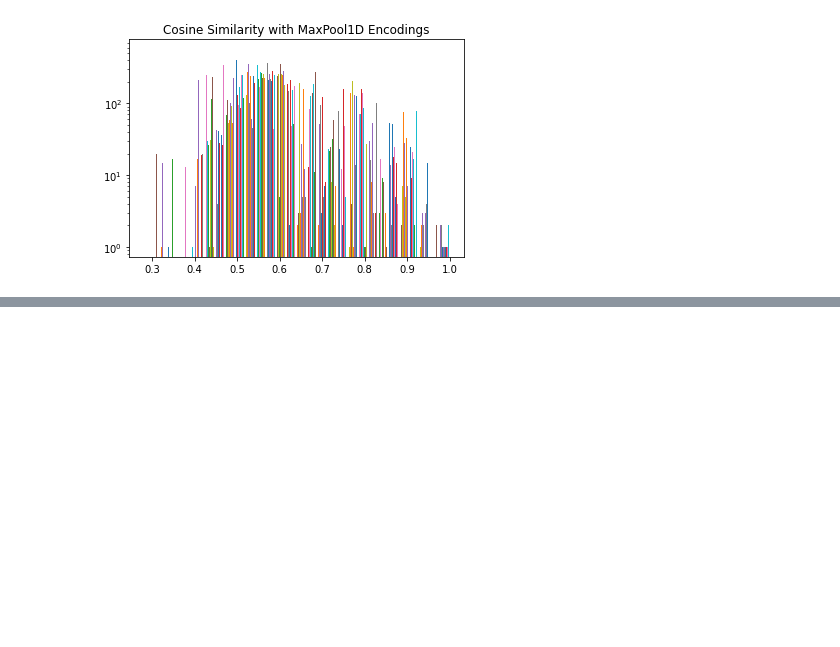
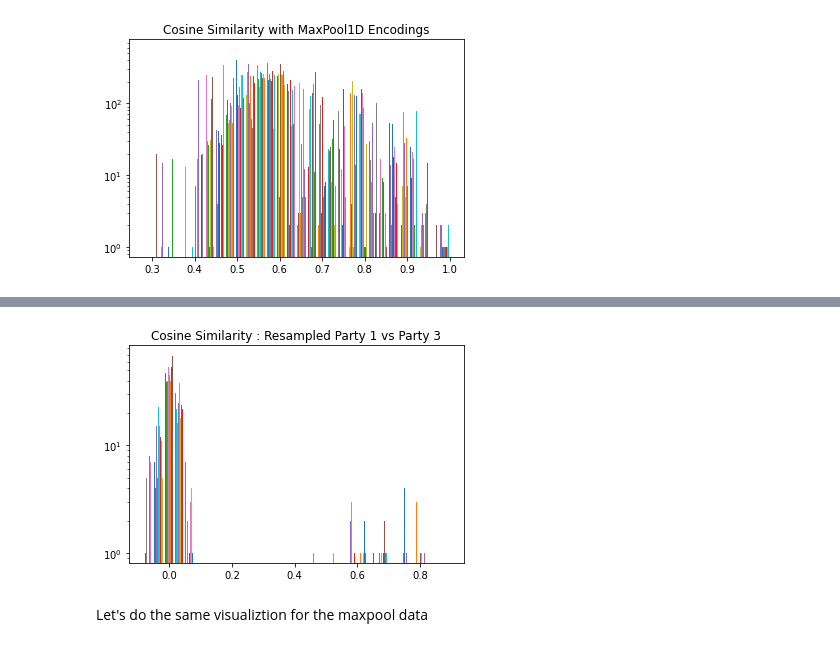
Before and after one commit to bhershdu/nlp_legislation_prediction, a Jupyter notebook: data_preparation/data_exploration.ipynb, the cells around one changed output, grey strips where cells are left out. Drawn from its saved outputs; the diff is of its cells as text; code cells hidden in the pictures; blank space fills up the shorter version.

```diff
--- a/data_preparation/data_exploration.ipynb
+++ b/data_preparation/data_exploration.ipynb
@@ -259,0 +298,9 @@ The MaxPool1D returns a better set of differences between the encodings
+# %%
+plt.hist(cosine_1_3, bins=30)
+plt.yscale('log')
+plt.title("Cosine Similarity : Resampled Party 1 vs Party 3")
+plt.show()
+# %% [output]
+[figure, added]
+# %% [markdown]
+Let's do the same visualiztion for the maxpool data
```
Also changed, not shown: parts of 19 cells of this notebook.
